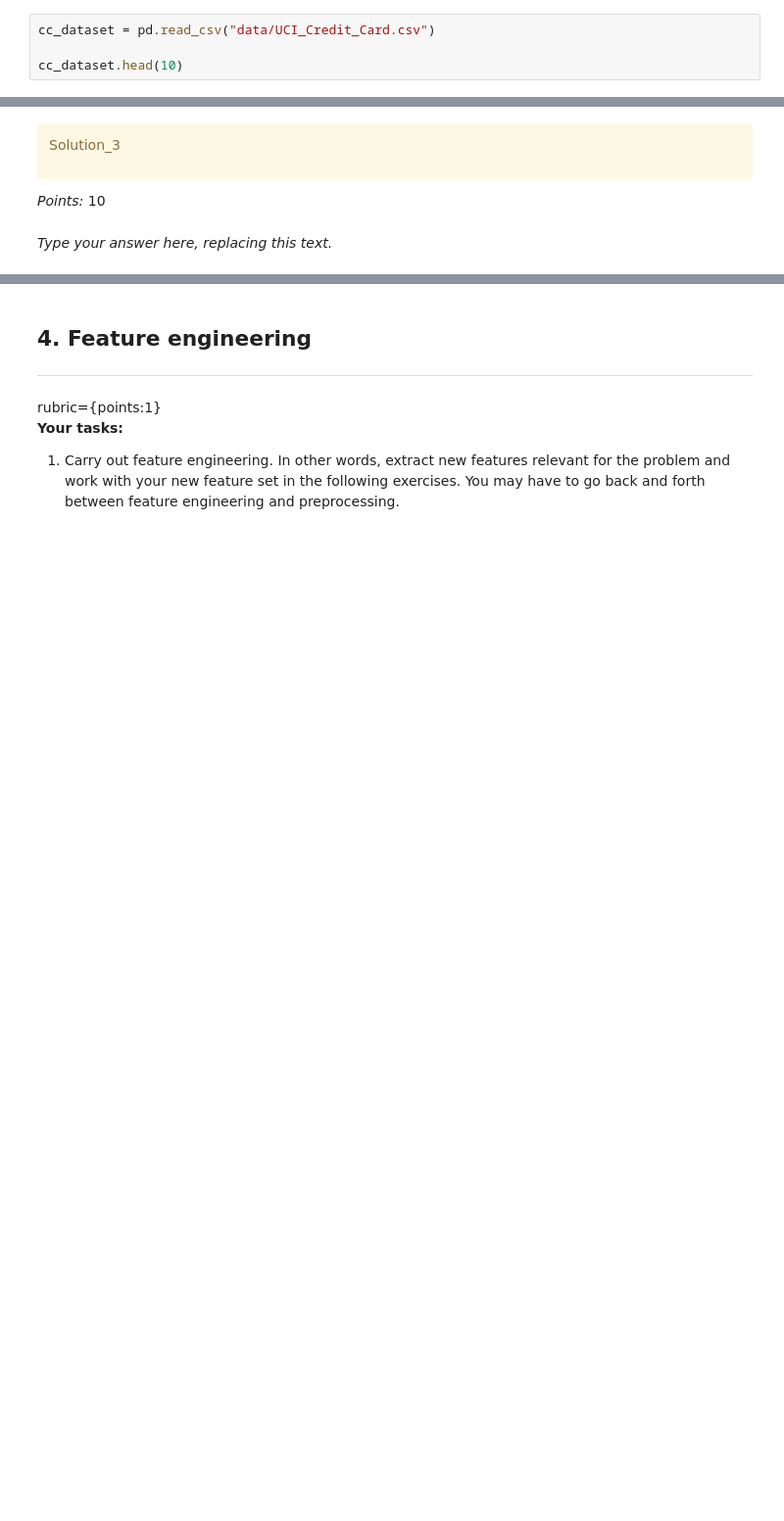
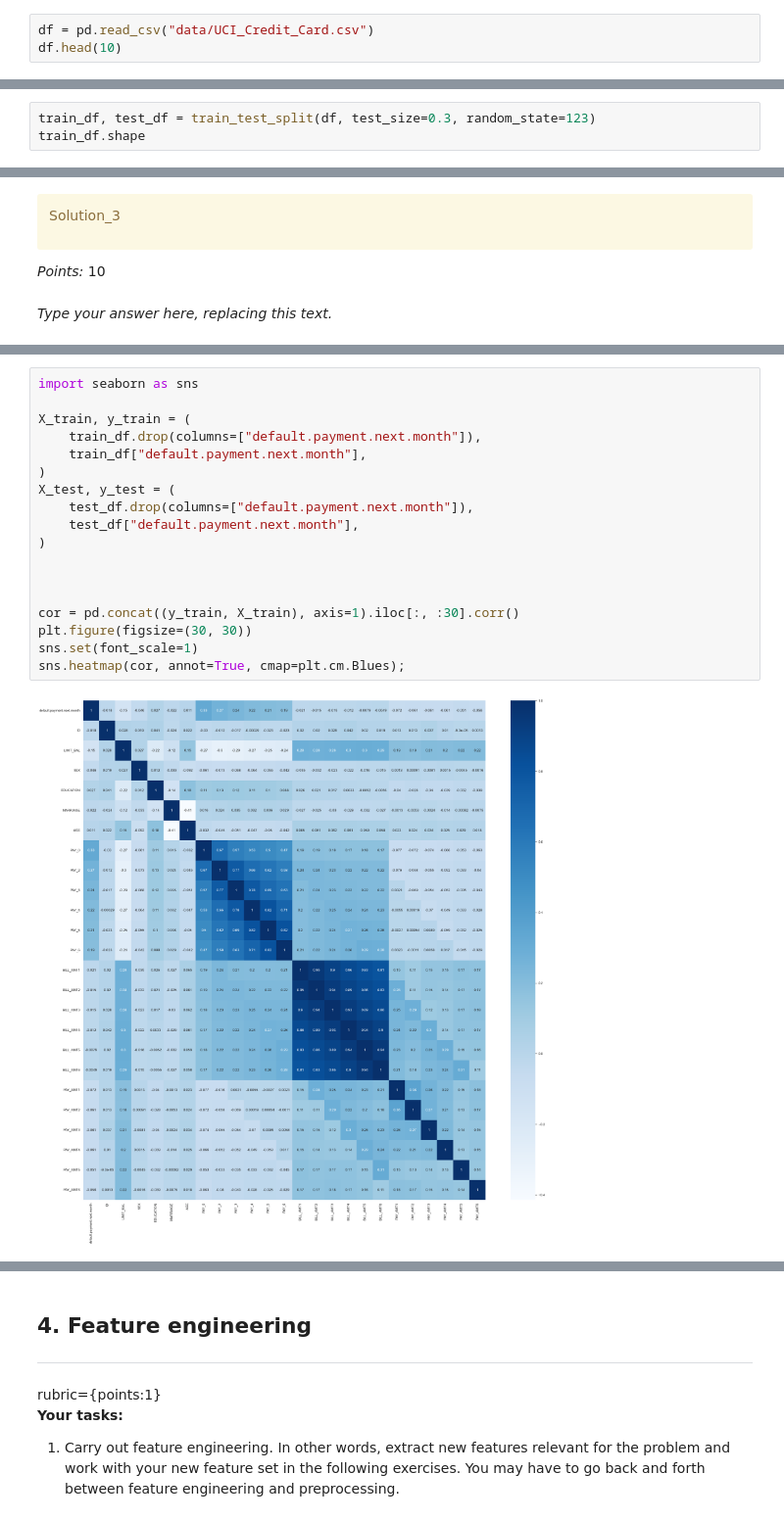
Before and after one commit to Aryan-SeongJae/Credit-Card-Project, a Jupyter notebook: hw5.ipynb, the cells around one changed output, grey strips where cells are left out. Shown at 98% size. Saved outputs shown, nothing was run; the diff lists cells and outputs as text; blank space fills up the shorter version.

```diff
--- a/hw5.ipynb
+++ b/hw5.ipynb
@@ -151,9 +171,8 @@ Features of the dataset:
 9. PAY_AMT1 TO PAY_AMT6: Amount of previous payment (NT dollar). We tracked the payment records (from April to September, 2005)
 10. default.payment.next.month: Default payment (1=yes, 0=no) {target}
 # %%
-cc_dataset = pd.read_csv("data/UCI_Credit_Card.csv")
-
-cc_dataset.head(10)
+df = pd.read_csv("data/UCI_Credit_Card.csv")
+df.head(10)
 # %% [output]
 |  | ID | LIMIT_BAL | SEX | EDUCATION | MARRIAGE | AGE | PAY_0 | PAY_2 | PAY_3 | PAY_4 | ... |
 | 0 | 1 | 20000.0 | 2 | 2 | 1 | 24 | 2 | 2 | -1 | -1 | ... |
@@ -204,0 +213,3 @@ Test data shape: (9000, 25)
+# %%
+train_df, test_df = train_test_split(df, test_size=0.3, random_state=123)
+train_df.shape
@@ -392,0 +340,20 @@ All payment history variables show moderate positive correlations with default,
+# %%
+import seaborn as sns
+
+X_train, y_train = (
+    train_df.drop(columns=["default.payment.next.month"]),
+    train_df["default.payment.next.month"],
+)
+X_test, y_test = (
+    test_df.drop(columns=["default.payment.next.month"]),
+    test_df["default.payment.next.month"],
+)
+
+
+
+cor = pd.concat((y_train, X_train), axis=1).iloc[:, :30].corr()
+plt.figure(figsize=(30, 30))
+sns.set(font_scale=1)
+sns.heatmap(cor, annot=True, cmap=plt.cm.Blues);
+# %% [output]
+[figure, added]
```
Also changed, not shown: parts of 114 cells of this notebook.
